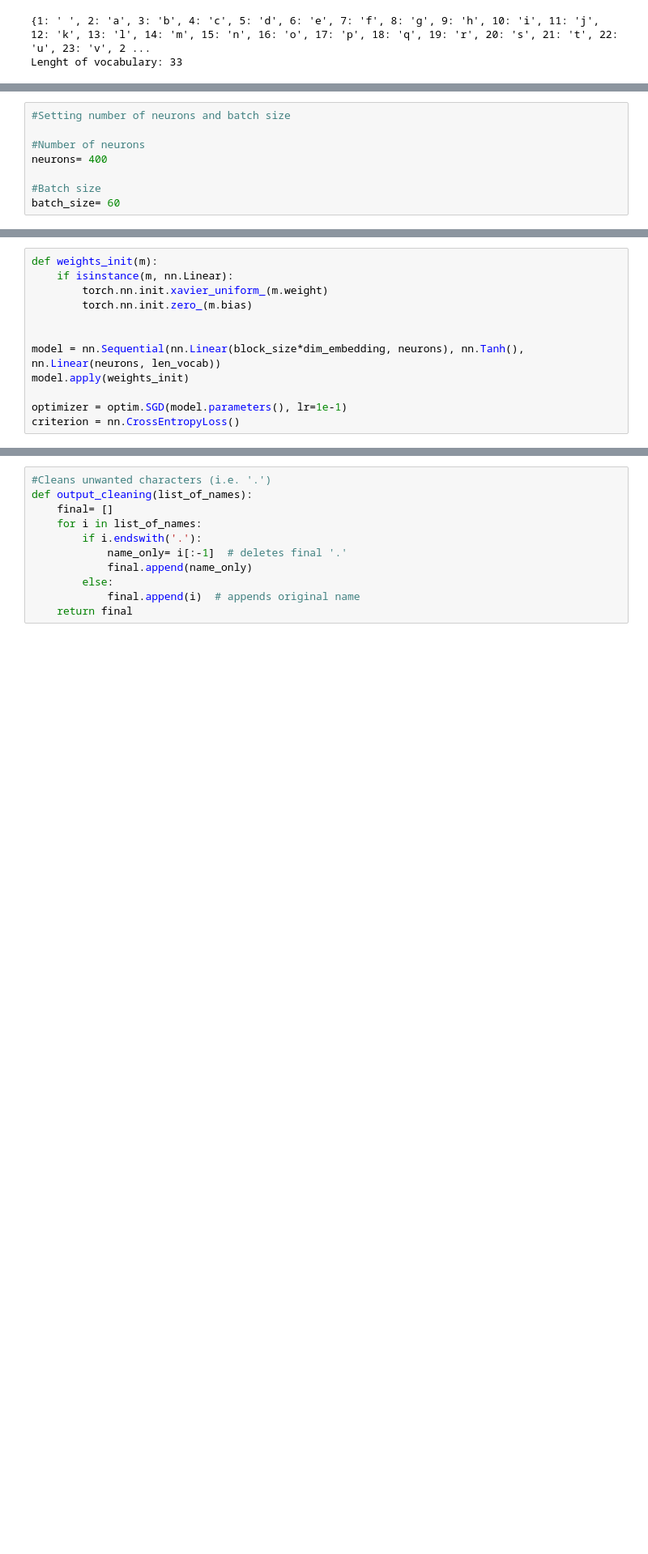
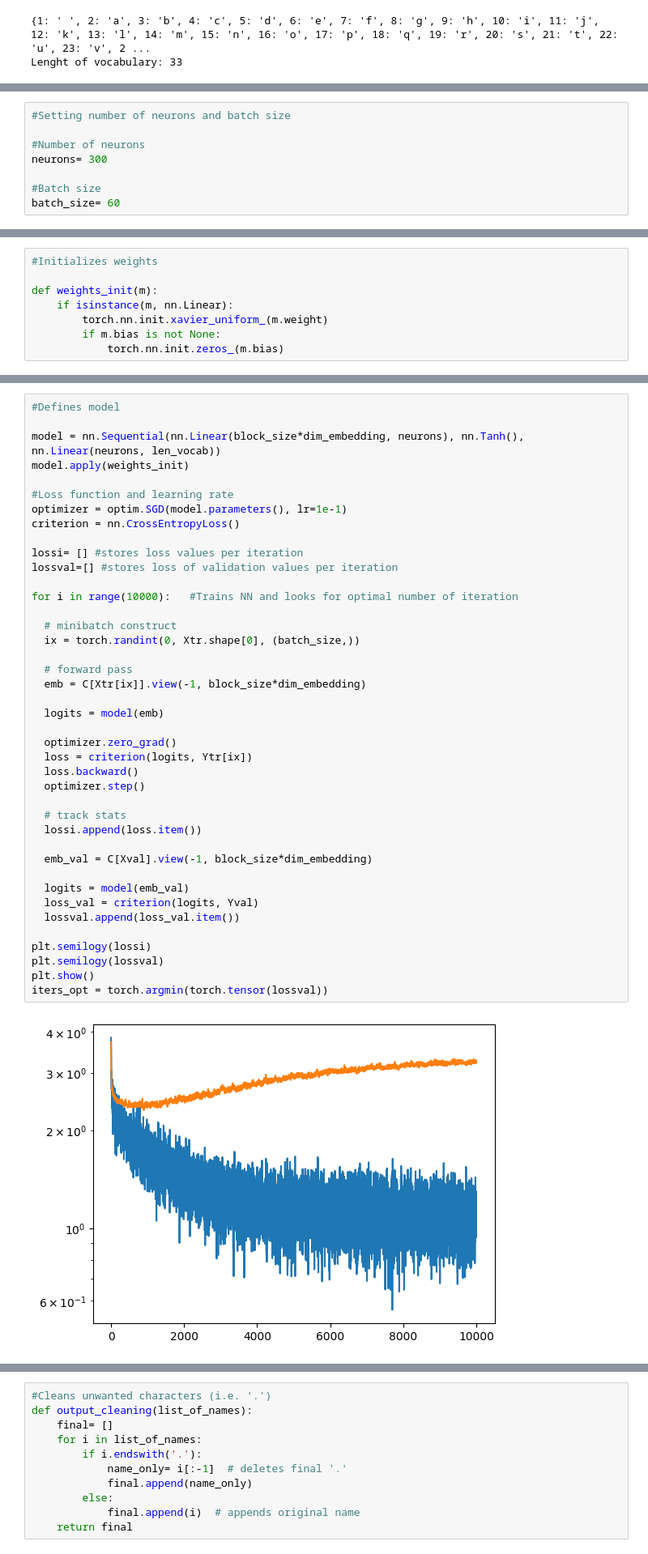
Before and after one commit to alejaduque/venezuelan_names, a Jupyter notebook: name_predictor_vzl.ipynb, the cells around one changed output, grey strips where cells are left out. Shown at 81% size. Saved outputs shown, nothing was run; the diff lists cells and outputs as text; blank space fills up the shorter version.

Commit message:
final model uploaded

```diff
--- a/name_predictor_vzl.ipynb
+++ b/name_predictor_vzl.ipynb
@@ -77,7 +77,7 @@ Test set: torch.Size([499, 3]) torch.Size([499])
 #Setting number of neurons and batch size
 
 #Number of neurons
-neurons= 400
+neurons= 300
 
 #Batch size
 batch_size= 60
@@ -106,12 +90,8 @@ sum(p.nelement() for p in parameters)
 # %%
+#Initializes weights
+
 def weights_init(m):
     if isinstance(m, nn.Linear):
         torch.nn.init.xavier_uniform_(m.weight)
-        torch.nn.init.zero_(m.bias)
-
-
-model = nn.Sequential(nn.Linear(block_size*dim_embedding, neurons), nn.Tanh(), nn.Linear(neurons, len_vocab))
-model.apply(weights_init)
-
-optimizer = optim.SGD(model.parameters(), lr=1e-1)
-criterion = nn.CrossEntropyLoss()
+        if m.bias is not None:
+            torch.nn.init.zeros_(m.bias)
@@ -119,0 +98,43 @@ AttributeError: module 'torch.nn.init' has no attribute 'zero_'
+# %%
+#Defines model
+
+model = nn.Sequential(nn.Linear(block_size*dim_embedding, neurons), nn.Tanh(), nn.Linear(neurons, len_vocab))
+model.apply(weights_init)
+
+#Loss function and learning rate
+optimizer = optim.SGD(model.parameters(), lr=1e-1)
+criterion = nn.CrossEntropyLoss()
+
+lossi= [] #stores loss values per iteration
+lossval=[] #stores loss of validation values per iteration
+
+for i in range(10000):   #Trains NN and looks for optimal number of iteration
+
+  # minibatch construct
+  ix = torch.randint(0, Xtr.shape[0], (batch_size,))
+
+  # forward pass
+  emb = C[Xtr[ix]].view(-1, block_size*dim_embedding)
+
+  logits = model(emb)
+
+  optimizer.zero_grad()
+  loss = criterion(logits, Ytr[ix])
+  loss.backward()
+  optimizer.step()
+
+  # track stats
+  lossi.append(loss.item())
+
+  emb_val = C[Xval].view(-1, block_size*dim_embedding)
+
+  logits = model(emb_val)
+  loss_val = criterion(logits, Yval)
+  lossval.append(loss_val.item())
+
+plt.semilogy(lossi)
+plt.semilogy(lossval)
+plt.show()
+iters_opt = torch.argmin(torch.tensor(lossval))
+# %% [output]
+[figure, added]
```
Also changed, not shown: parts of 20 cells of this notebook, 3 other files.
